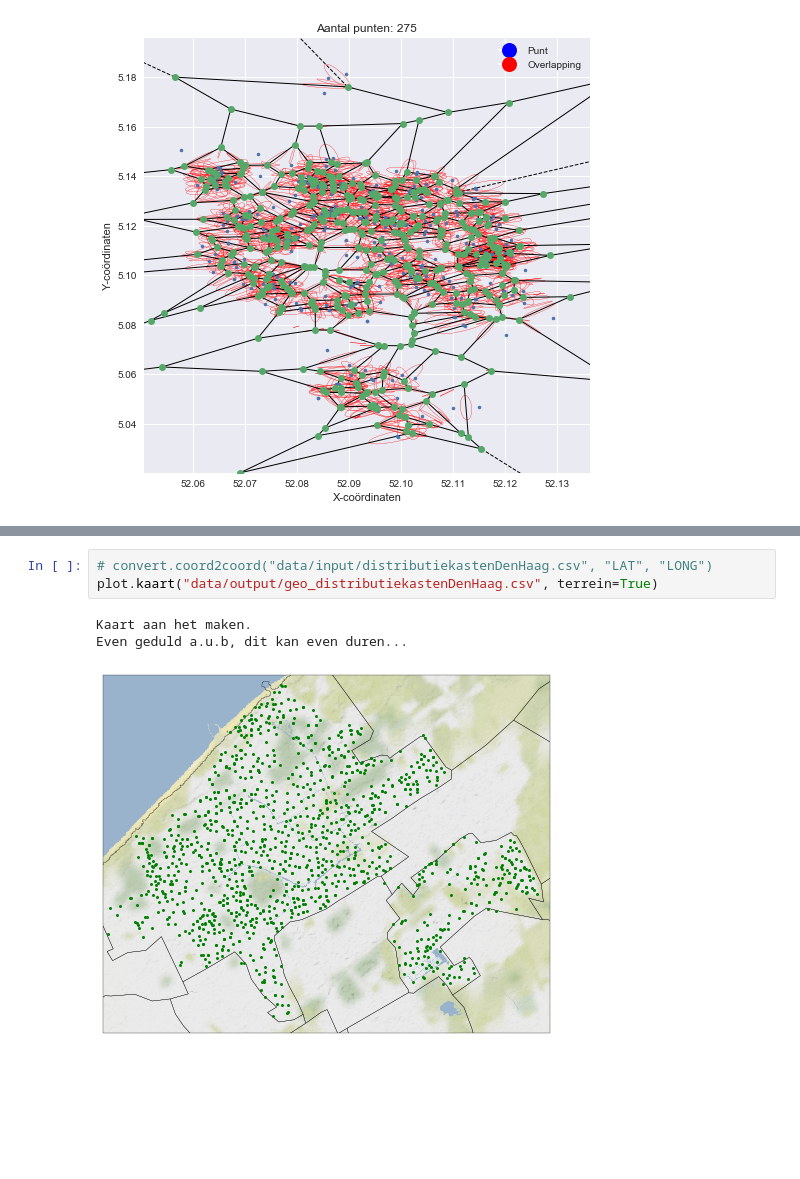
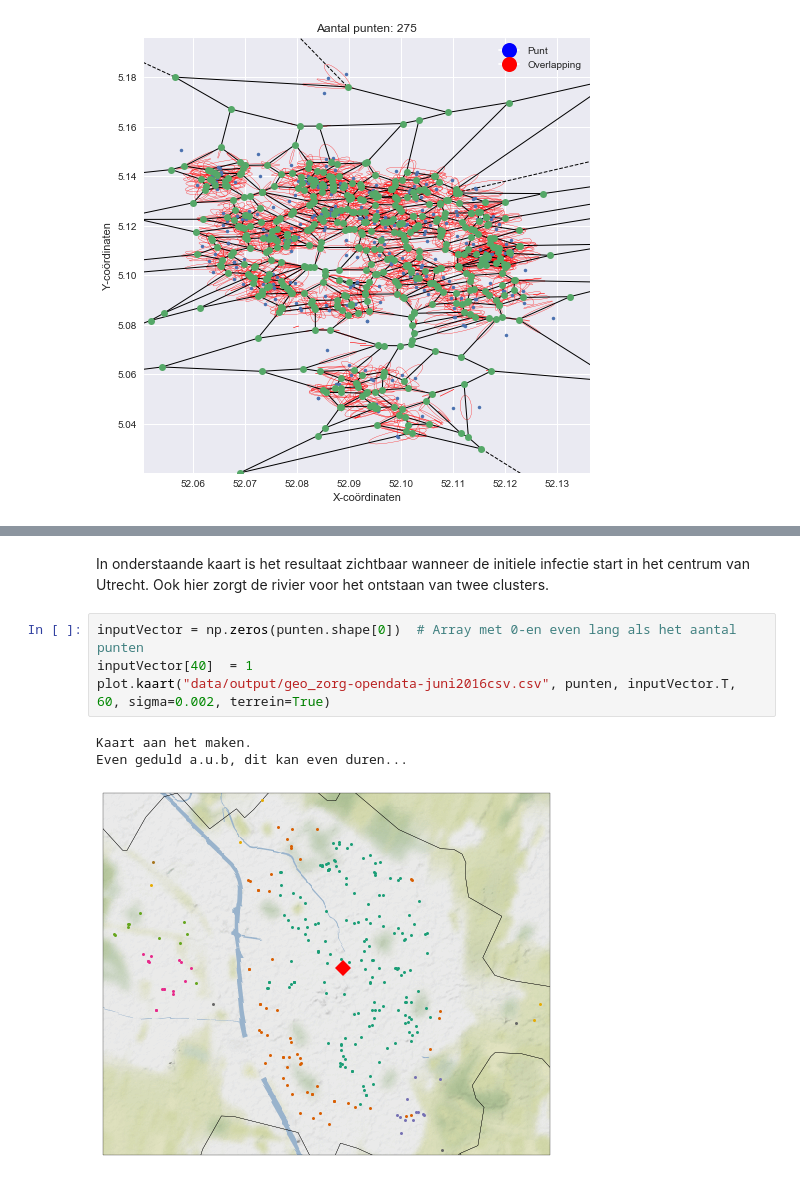
Before and after one commit to Denbergvanthijs/IPASS, a Jupyter notebook: app.ipynb, the cells around one changed output, grey strips where cells are left out. Drawn from its saved outputs; the diff is of its cells as text; blank space fills up the shorter version.

```diff
--- a/app.ipynb
+++ b/app.ipynb
@@ -266,7 +257,10 @@ Even geduld a.u.b, dit kan even duren...
-# %%
-# convert.coord2coord("data/input/distributiekastenDenHaag.csv", "LAT", "LONG")
-plot.kaart("data/output/geo_distributiekastenDenHaag.csv", terrein=True)
-# %% [output]
-Kaart aan het maken.
-Even geduld a.u.b, dit kan even duren...
-[figure, removed]
+# %% [markdown]
+In onderstaande kaart is het resultaat zichtbaar wanneer de initiele infectie start in het centrum van Utrecht. Ook hier zorgt de rivier voor het ontstaan van twee clusters.
+# %%
+inputVector = np.zeros(punten.shape[0])  # Array met 0-en even lang als het aantal punten
+inputVector[40]  = 1
+plot.kaart("data/output/geo_zorg-opendata-juni2016csv.csv", punten, inputVector.T, 60, sigma=0.002, terrein=True)
+# %% [output]
+Kaart aan het maken.
+Even geduld a.u.b, dit kan even duren...
+[figure, added]
```
Also changed, not shown: parts of 25 cells of this notebook, 25 other files.
